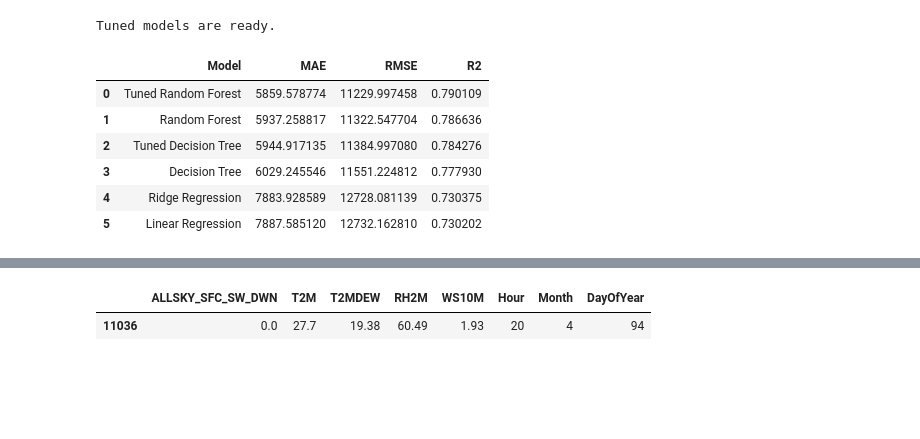
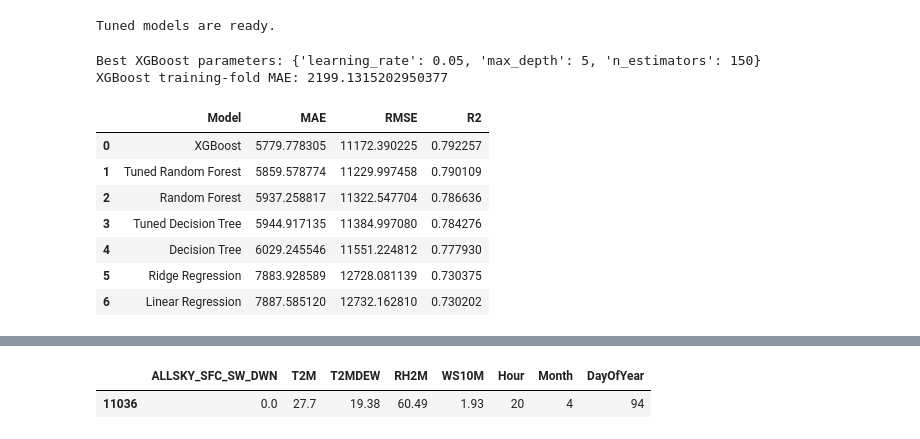
Before and after one commit to tejasai-m-code/SOLAR-POWER-GENERATION-PREDICTION-, a Jupyter notebook: code.ipynb, the cells around one changed output, grey strips where cells are left out. Saved outputs shown, nothing was run; the diff lists cells and outputs as text; code cells hidden in the pictures; blank space fills up the shorter version.

Commit message:
Phase 1: Complete ML training and XGBoost optimization

```diff
--- a/code.ipynb
+++ b/code.ipynb
@@ -1275,6 +1262,33 @@ best_forest_validation_pred = best_forest_model.predict(X_validation)
 print("Tuned models are ready.")
 # %% [output]
 Tuned models are ready.
+# %%
+# Tune XGBoost on the same three chronological training folds.
+from xgboost import XGBRegressor
+
+xgb_parameters = {
+    "n_estimators": [150, 300],
+    "max_depth": [3, 5],
+    "learning_rate": [0.05, 0.10],
+}
+xgb_search = GridSearchCV(
+    XGBRegressor(objective="reg:squarederror", tree_method="hist",
+                 random_state=42, n_jobs=1),
+    xgb_parameters,
+    cv=time_split,
+    scoring="neg_mean_absolute_error",
+    n_jobs=2,
+    error_score="raise",
+)
+xgb_search.fit(X_train, y_train)
+xgb_model = xgb_search.best_estimator_
+xgb_validation_pred = xgb_model.predict(X_validation)
+
+print("Best XGBoost parameters:", xgb_search.best_params_)
+print("XGBoost training-fold MAE:", -xgb_search.best_score_)
+# %% [output]
+Best XGBoost parameters: {'learning_rate': 0.05, 'max_depth': 5, 'n_estimators': 150}
+XGBoost training-fold MAE: 2199.1315202950377
 # %%
 # Calculate tuned Decision Tree metrics
 
@@ -1290,6 +1304,8 @@ best_forest_mae, best_forest_rmse, best_forest_r2 = evaluate_model(
     best_forest_validation_pred
 )
 
+xgb_mae, xgb_rmse, xgb_r2 = evaluate_model(y_validation, xgb_validation_pred)
+
 # Create the final validation comparison
 
 validation_results = pd.DataFrame({
@@ -1299,49 +1315,54 @@ validation_results = pd.DataFrame({
         "Decision Tree",
         "Random Forest",
         "Tuned Decision Tree",
-        "Tuned Random Forest"
+        "Tuned Random Forest",
+        "XGBoost"
     ],
     "MAE": [
         linear_mae,
         ridge_mae,
         tree_mae,
         forest_mae,
         best_tree_mae,
-        best_forest_mae
+        best_forest_mae,
+        xgb_mae
     ],
     "RMSE": [
         linear_rmse,
         ridge_rmse,
         tree_rmse,
         forest_rmse,
         best_tree_rmse,
-        best_forest_rmse
+        best_forest_rmse,
+        xgb_rmse
     ],
     "R2": [
         linear_r2,
         ridge_r2,
         tree_r2,
         forest_r2,
         best_tree_r2,
-        best_forest_r2
+        best_forest_r2,
+        xgb_r2
     ]
 })
 
 # Sort models by validation MAE
 
 validation_results = validation_results.sort_values(
     by="MAE"
 ).reset_index(drop=True)
 
 validation_results
 # %% [output]
 |  | Model | MAE | RMSE | R2 |
-| 0 | Tuned Random Forest | 5859.578774 | 11229.997458 | 0.790109 |
-| 1 | Random Forest | 5937.258817 | 11322.547704 | 0.786636 |
-| 2 | Tuned Decision Tree | 5944.917135 | 11384.997080 | 0.784276 |
-| 3 | Decision Tree | 6029.245546 | 11551.224812 | 0.777930 |
-| 4 | Ridge Regression | 7883.928589 | 12728.081139 | 0.730375 |
-| 5 | Linear Regression | 7887.585120 | 12732.162810 | 0.730202 |
+| 0 | XGBoost | 5779.778305 | 11172.390225 | 0.792257 |
+| 1 | Tuned Random Forest | 5859.578774 | 11229.997458 | 0.790109 |
+| 2 | Random Forest | 5937.258817 | 11322.547704 | 0.786636 |
+| 3 | Tuned Decision Tree | 5944.917135 | 11384.997080 | 0.784276 |
+| 4 | Decision Tree | 6029.245546 | 11551.224812 | 0.777930 |
+| 5 | Ridge Regression | 7883.928589 | 12728.081139 | 0.730375 |
+| 6 | Linear Regression | 7887.585120 | 12732.162810 | 0.730202 |
 # %%
 # Select the model with the lowest validation MAE
 
```
Also changed, not shown: parts of 16 cells of this notebook, 3 other files.
